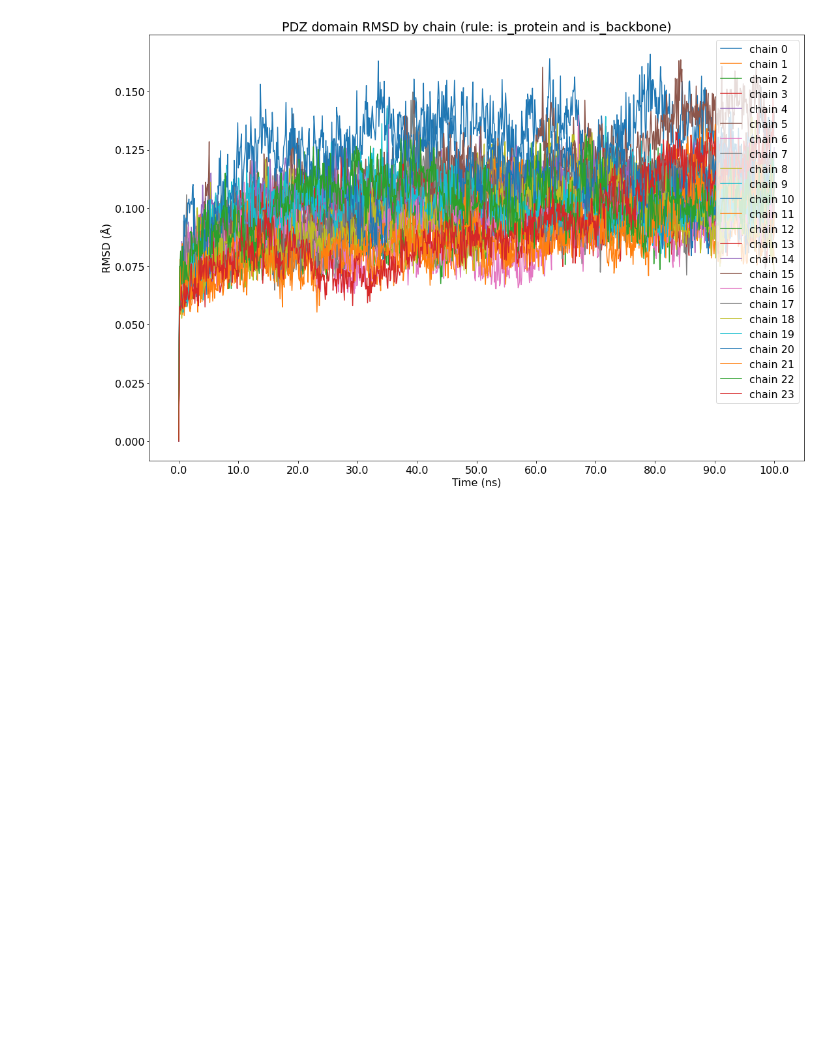
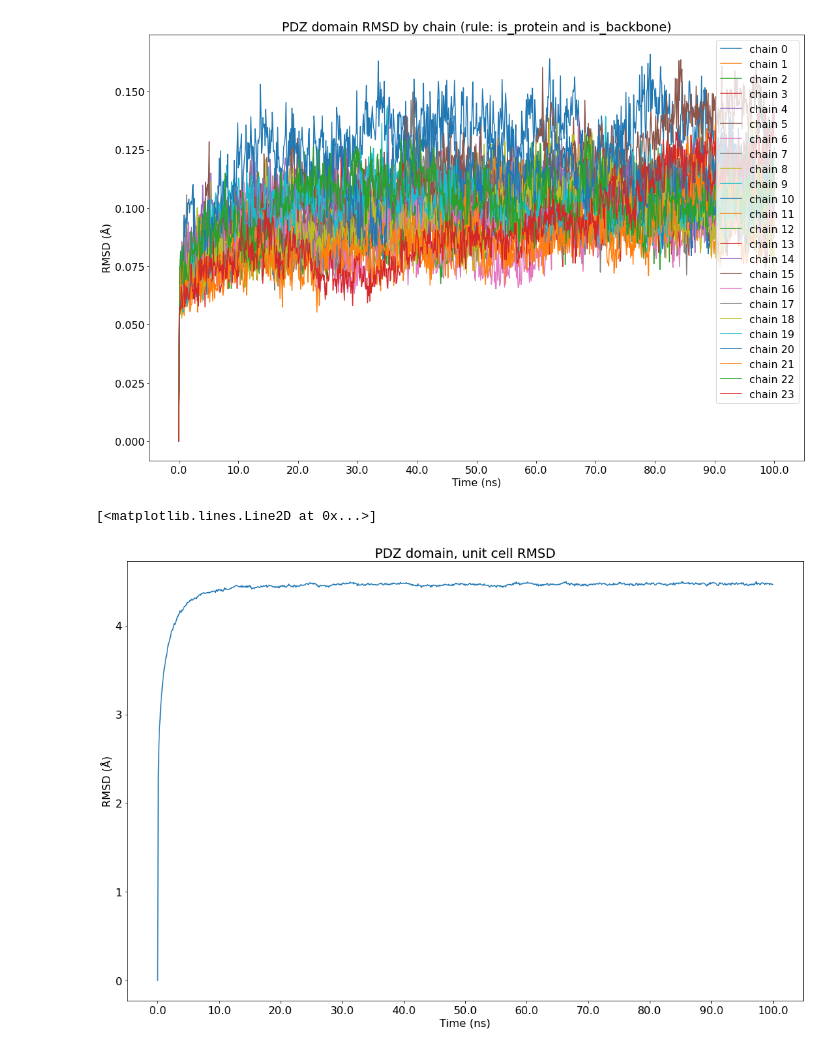
Before and after one commit to ziyuanzhao2000/PDZ_simulation, a Jupyter notebook: chain_rmsd.ipynb, the cells around one changed output. Saved outputs shown, nothing was run; the diff lists cells and outputs as text; code cells hidden in the pictures; blank space fills up the shorter version.

```diff
--- a/chain_rmsd.ipynb
+++ b/chain_rmsd.ipynb
@@ -41,3 +43,17 @@ plot_RMSD_by_chain(chains_rmsd_backbone_atoms, "is_protein and is_backbone")
 # %% [output]
 [figure]
 [figure]
+# %%
+# Now compute RMSD of the whole unit cell (1 by 1 by 1 supercell)
+n_frames = target_traj.n_frames
+unit_cell_rmsd = mdtraj.rmsd(target_traj, target_traj, 0)
+plt.figure(figsize=(18, 12))
+plt.rc('font', size=16)
+plt.title("PDZ domain, unit cell RMSD")
+plt.xlabel("Time (ns)")
+plt.xticks(np.arange(0, n_frames,100), np.arange(0, n_frames,100) / 10)
+plt.ylabel("RMSD (Å)")
+plt.plot(unit_cell_rmsd, label = "unit cell 1")
+# %% [output]
+[<matplotlib.lines.Line2D at 0x...>]
+[figure, added]
```
Also changed, not shown: parts of 1 cell of this notebook, 4 other files.
